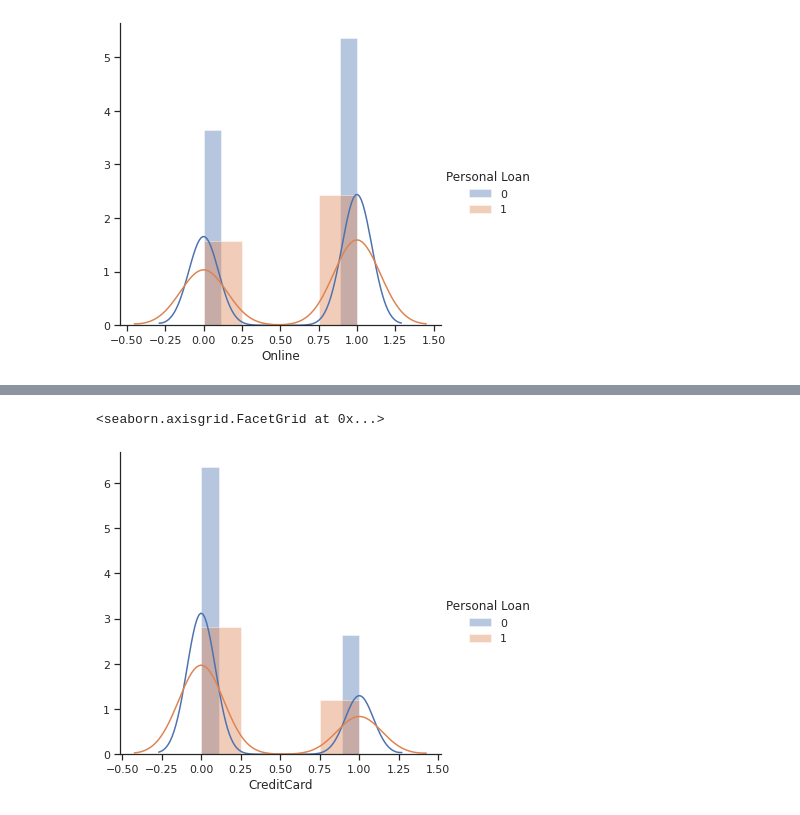
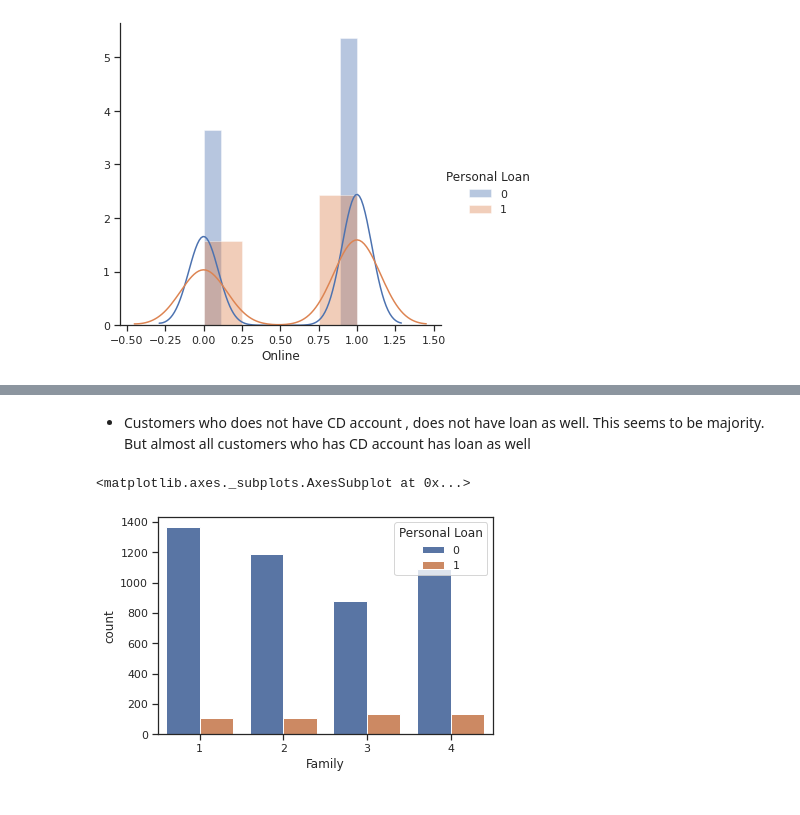
Before and after one commit to mhz1123/internship, a Jupyter notebook: ml_project.ipynb, the cells around one changed output, grey strips where cells are left out. Cells and saved outputs as stored; diff of their text form; code cells hidden in the pictures.

```diff
--- a/ml_project.ipynb
+++ b/ml_project.ipynb
@@ -380,5 +414,7 @@ sns.FacetGrid(data, hue= "Personal Loan", size=5).map(sns.distplot,"Online").add
+# %% [markdown]
+* Customers who does not have CD account , does not have loan as well. This seems to be majority. But almost all customers who has CD account has loan as well
 # %%
-sns.FacetGrid(data, hue= "Personal Loan", size=5).map(sns.distplot,"CreditCard").add_legend()
+sns.countplot(x='Family',data=data,hue='Personal Loan')
 # %% [output]
-<seaborn.axisgrid.FacetGrid at 0x...>
+<matplotlib.axes._subplots.AxesSubplot at 0x...>
-[figure, old version]
+[figure, new version]
```
Also changed, not shown: parts of 25 cells of this notebook.
